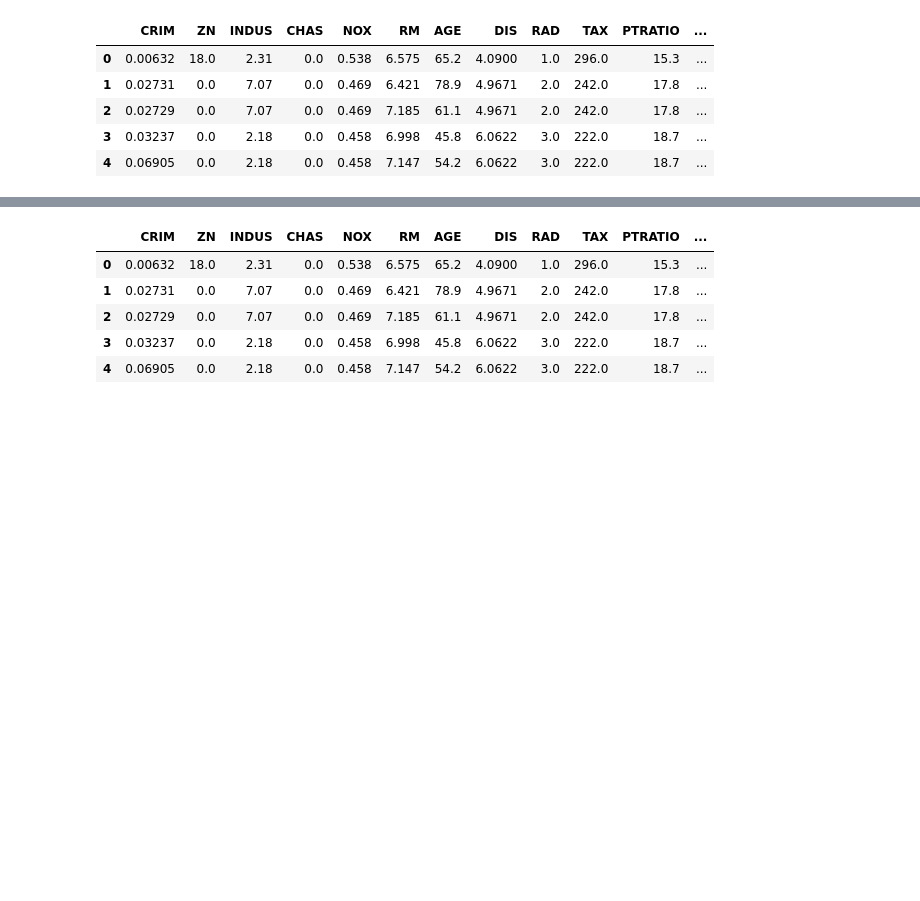
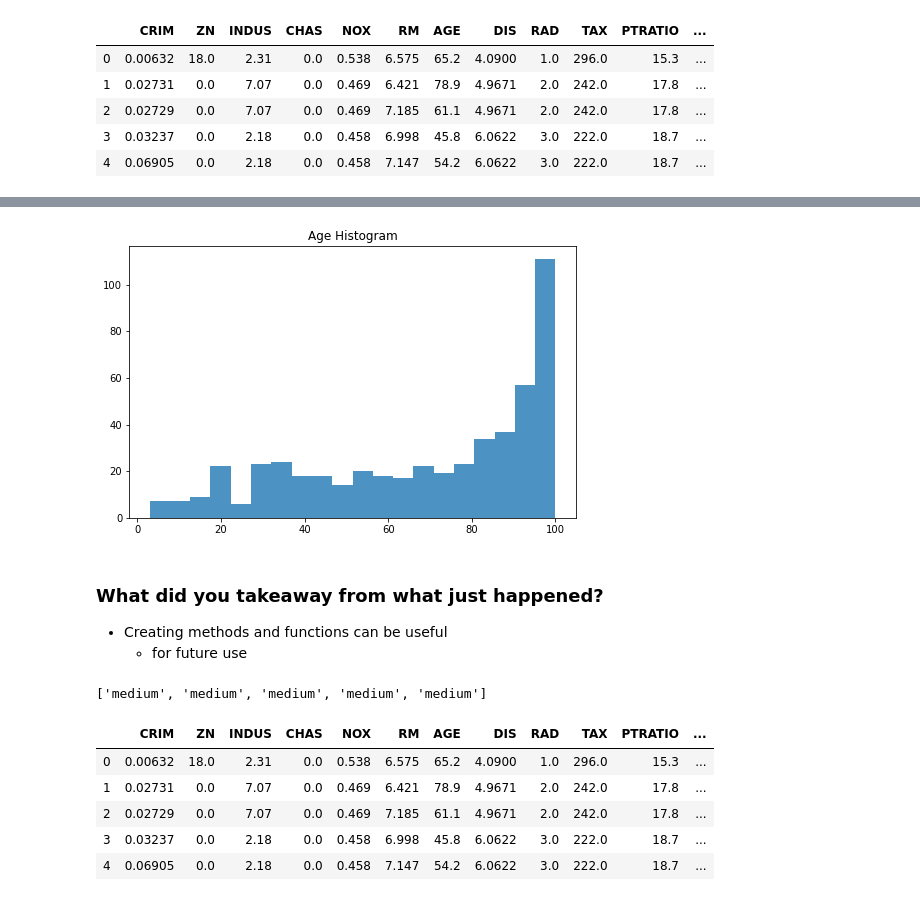
Before and after one commit to poariston/cv2-mod1-sec06-visualizations-lesson, a Jupyter notebook: lesson-plan.ipynb, the cells around one changed output, grey strips where cells are left out. Drawn from its saved outputs; the diff is of its cells as text; code cells hidden in the pictures; blank space fills up the shorter version.

```diff
--- a/lesson-plan.ipynb
+++ b/lesson-plan.ipynb
@@ -45,9 +81,21 @@ df.head()
+# %%
+plot_histogram(df, "AGE")
+# %% [output]
+[figure, added]
+# %% [markdown]
+### What did you takeaway from what just happened?
+- Creating methods and functions can be useful
+    - for future use
 # %%
-age_types = []
+age_categories = []
 for age in df.AGE:
     if age < 40:
-        age_types.append('young')
+        age_categories.append('young')
     elif age < 80:
-        age_types.append('medium')
+        age_categories.append('medium')
     else:
-        age_types.append('old')
+        age_categories.append('old')
+
+age_categories[:5]
+# %% [output]
+['medium', 'medium', 'medium', 'medium', 'medium']
```
Also changed, not shown: parts of 27 cells of this notebook.
